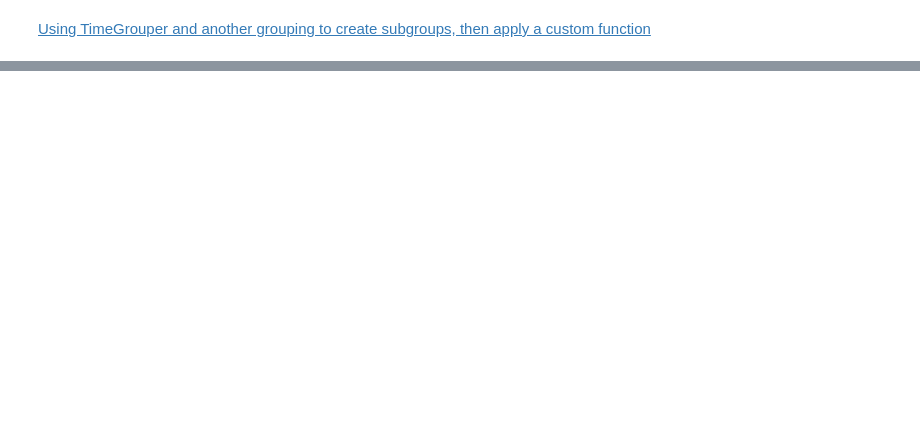
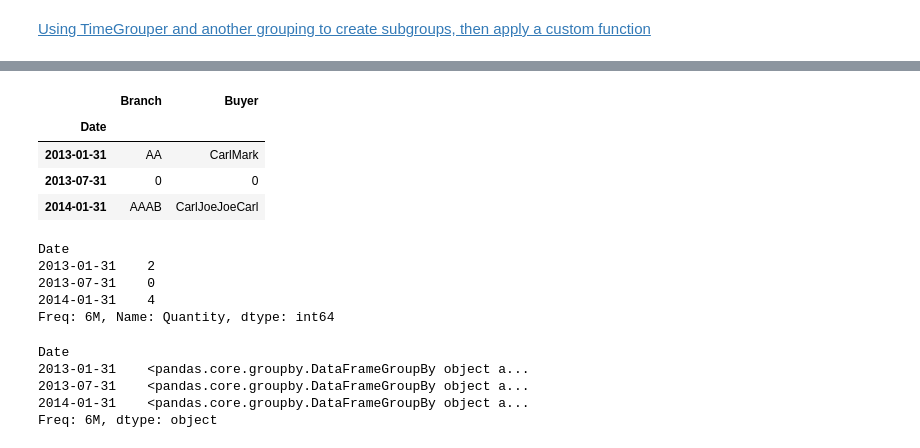
Before and after one commit to bgroveben/python3_machine_learning_projects, a Jupyter notebook: learn_kaggle/pandas/pandas_cookbook.ipynb, the cells around one changed output, grey strips where cells are left out. Saved outputs shown, nothing was run; the diff lists cells and outputs as text; code cells hidden in the pictures; blank space fills up the shorter version.

Commit message:
Using pandas Grouper to apply custom functions to different subgroups

```diff
--- a/learn_kaggle/pandas/pandas_cookbook.ipynb
+++ b/learn_kaggle/pandas/pandas_cookbook.ipynb
@@ -1950,3 +1950,16 @@ C      2011-01-01    0.577545
 Name: Value, dtype: float64
 # %% [markdown]
 [Using TimeGrouper and another grouping to create subgroups, then apply a custom function](https://github.com/pandas-dev/pandas/issues/3791)
+# %%
+df = pd.DataFrame({
+'Branch' : 'A A A A A B'.split(),
+'Buyer': 'Carl Mark Carl Joe Joe Carl'.split(),
+'Quantity': [1,3,5,8,9,3],
+'Date' : [
+pd.datetime(2013,1,1,13,0),
+pd.datetime(2013,1,1,13,5),
+pd.datetime(2013,10,1,20,0),
+pd.datetime(2013,10,3,10,0),
+pd.datetime(2013,12,2,12,0),
+pd.datetime(2013,12,2,14,0),
+]}); df
@@ -1952,0 +1974,27 @@ Name: Value, dtype: float64
+# %%
+df.set_index('Quantity').groupby(pd.Grouper(key='Date', freq='6M')).sum()
+# http://pandas.pydata.org/pandas-docs/stable/timeseries.html#offset-aliases
+# %% [output]
+|  | Branch | Buyer |
+| Date |  |  |
+| 2013-01-31 | AA | CarlMark |
+| 2013-07-31 | 0 | 0 |
+| 2014-01-31 | AAAB | CarlJoeJoeCarl |
+# %%
+# Use Grouper with another critera, in this case an anonymous function.
+df.set_index('Date').groupby(pd.Grouper(freq='6M'))['Quantity'].apply(lambda x: x.count())
+# %% [output]
+Date
+2013-01-31    2
+2013-07-31    0
+2014-01-31    4
+Freq: 6M, Name: Quantity, dtype: int64
+# %%
+# Now use groupby with Grouper and 'Branch':
+newdf = df.set_index('Date').groupby(pd.Grouper(freq='6M')).apply(lambda x: x.groupby('Branch')); newdf
+# %% [output]
+Date
+2013-01-31    <pandas.core.groupby.DataFrameGroupBy object a...
+2013-07-31    <pandas.core.groupby.DataFrameGroupBy object a...
+2014-01-31    <pandas.core.groupby.DataFrameGroupBy object a...
+Freq: 6M, dtype: object
```
Also changed, not shown: parts of 36 cells of this notebook.
